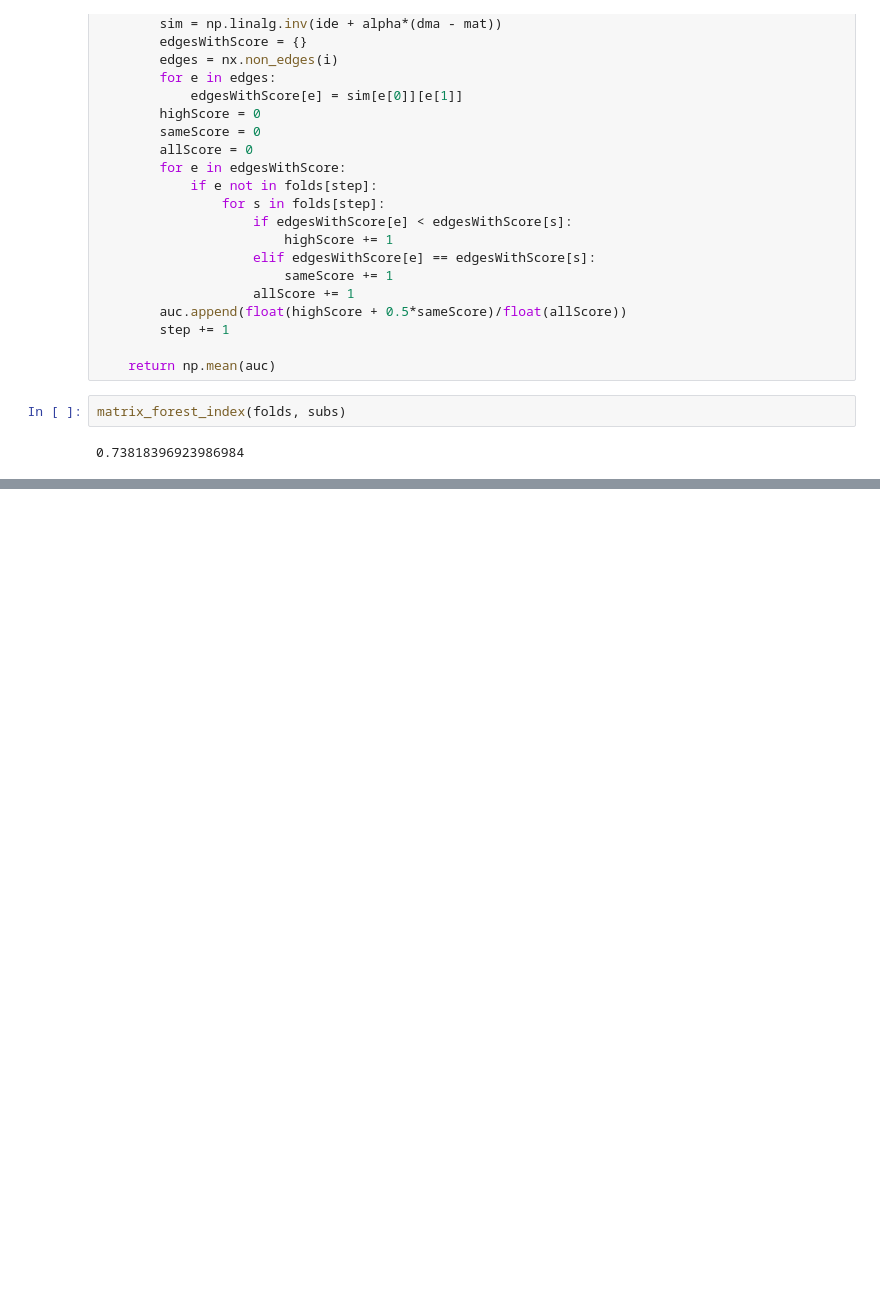
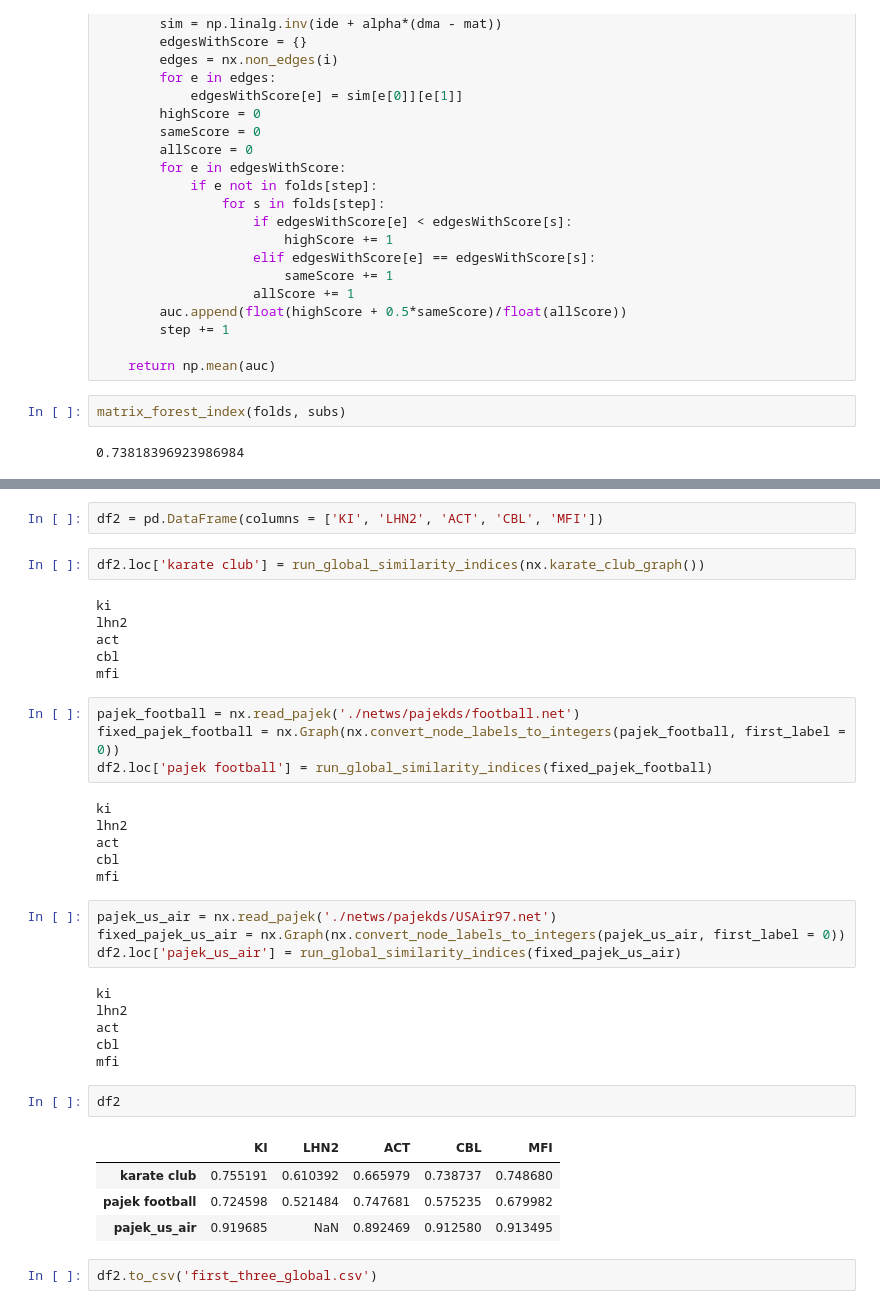
Before and after one commit to libfun/Course_m1_2015_ipynb_pub, a Jupyter notebook: Link_predicition.ipynb, the cells around one changed output, grey strips where cells are left out. Drawn from its saved outputs; the diff is of its cells as text; blank space fills up the shorter version.

```diff
--- a/Link_predicition.ipynb
+++ b/Link_predicition.ipynb
@@ -732,0 +759,39 @@ matrix_forest_index(folds, subs)
+# %%
+df2 = pd.DataFrame(columns = ['KI', 'LHN2', 'ACT', 'CBL', 'MFI'])
+# %%
+df2.loc['karate club'] = run_global_similarity_indices(nx.karate_club_graph())
+# %% [output]
+ki
+lhn2
+act
+cbl
+mfi
+# %%
+pajek_football = nx.read_pajek('./netws/pajekds/football.net')
+fixed_pajek_football = nx.Graph(nx.convert_node_labels_to_integers(pajek_football, first_label = 0))
+df2.loc['pajek football'] = run_global_similarity_indices(fixed_pajek_football)
+# %% [output]
+ki
+lhn2
+act
+cbl
+mfi
+# %%
+pajek_us_air = nx.read_pajek('./netws/pajekds/USAir97.net')
+fixed_pajek_us_air = nx.Graph(nx.convert_node_labels_to_integers(pajek_us_air, first_label = 0))
+df2.loc['pajek_us_air'] = run_global_similarity_indices(fixed_pajek_us_air)
+# %% [output]
+ki
+lhn2
+act
+cbl
+mfi
+# %%
+df2
+# %% [output]
+|  | KI | LHN2 | ACT | CBL | MFI |
+| karate club | 0.755191 | 0.610392 | 0.665979 | 0.738737 | 0.748680 |
+| pajek football | 0.724598 | 0.521484 | 0.747681 | 0.575235 | 0.679982 |
+| pajek_us_air | 0.919685 | NaN | 0.892469 | 0.912580 | 0.913495 |
+# %%
+df2.to_csv('first_three_global.csv')
```
Also changed, not shown: parts of 1 cell of this notebook.
